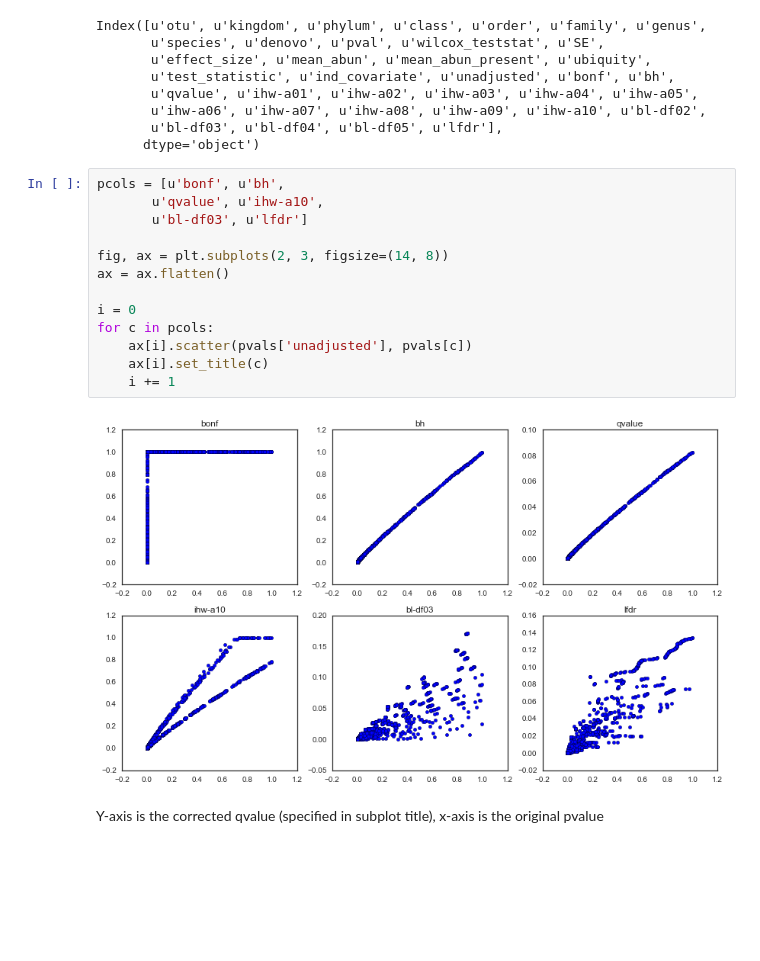
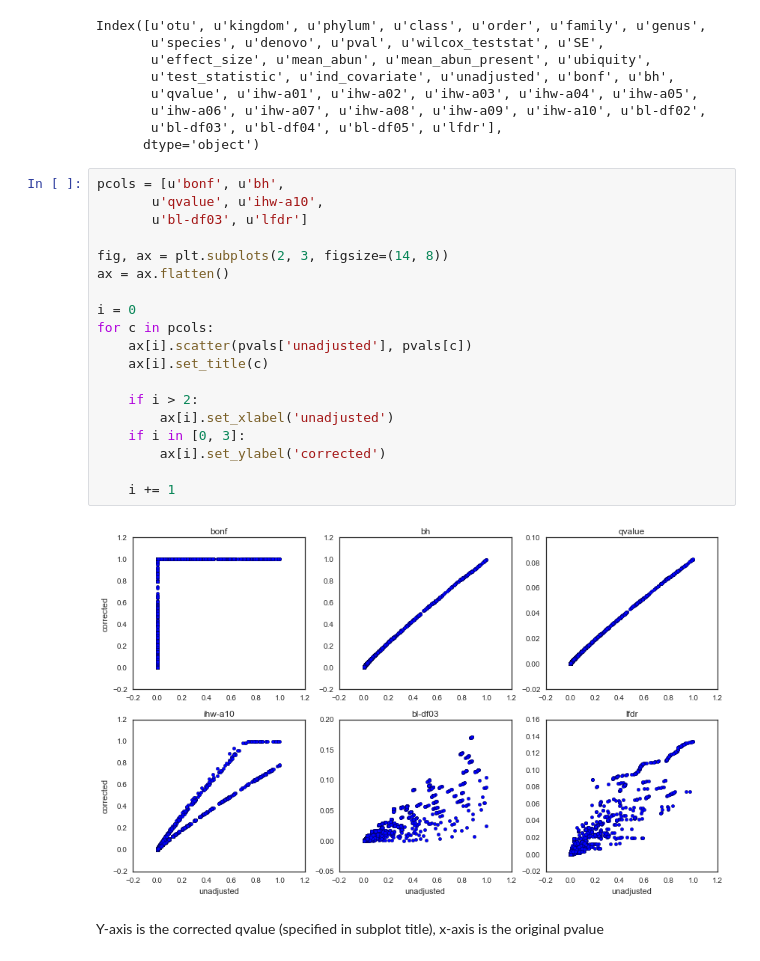
Before and after one commit to pkimes/benchmark-fdr, a Jupyter notebook: datasets/microbiome/explore_schubert_sb_results.ipynb, the cells around one changed output. Drawn from its saved outputs; the diff is of its cells as text; blank space fills up the shorter version.

```diff
--- a/datasets/microbiome/explore_schubert_sb_results.ipynb
+++ b/datasets/microbiome/explore_schubert_sb_results.ipynb
@@ -148,18 +196,24 @@ Index([u'otu', u'kingdom', u'phylum', u'class', u'order', u'family', u'genus',
 # %%
 pcols = [u'bonf', u'bh',
        u'qvalue', u'ihw-a10',
        u'bl-df03', u'lfdr']
 
 fig, ax = plt.subplots(2, 3, figsize=(14, 8))
 ax = ax.flatten()
 
 i = 0
 for c in pcols:
     ax[i].scatter(pvals['unadjusted'], pvals[c])
     ax[i].set_title(c)
+
+    if i > 2:
+        ax[i].set_xlabel('unadjusted')
+    if i in [0, 3]:
+        ax[i].set_ylabel('corrected')
+
     i += 1
 # %% [output]
-[figure, old version]
+[figure, new version]
 # %% [markdown]
 Y-axis is the corrected qvalue (specified in subplot title), x-axis is the original pvalue
 # %% [markdown]
```
Also changed, not shown: parts of 13 cells of this notebook.
